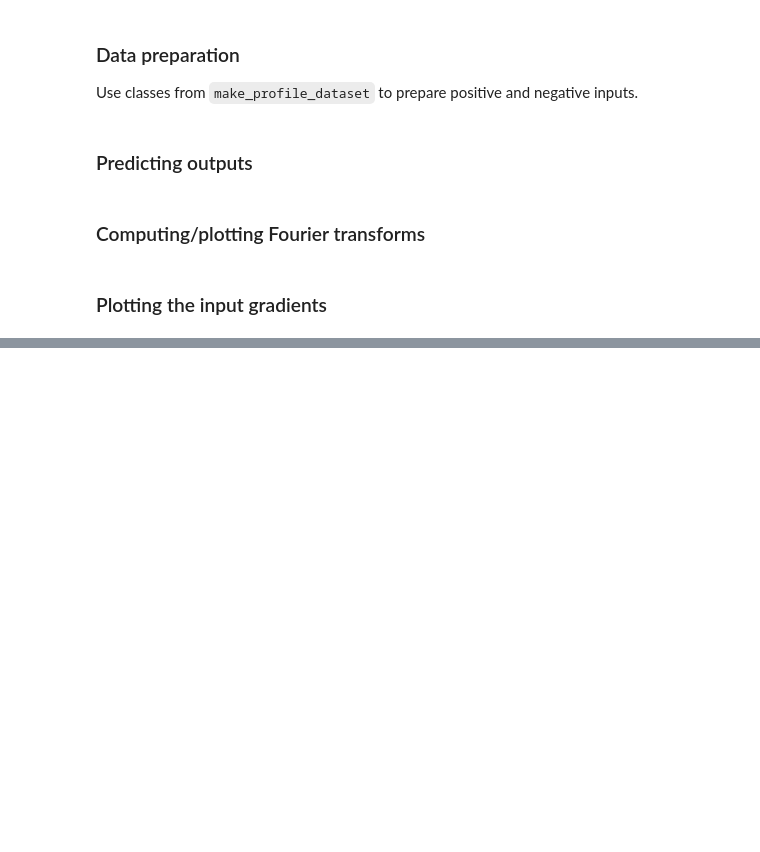
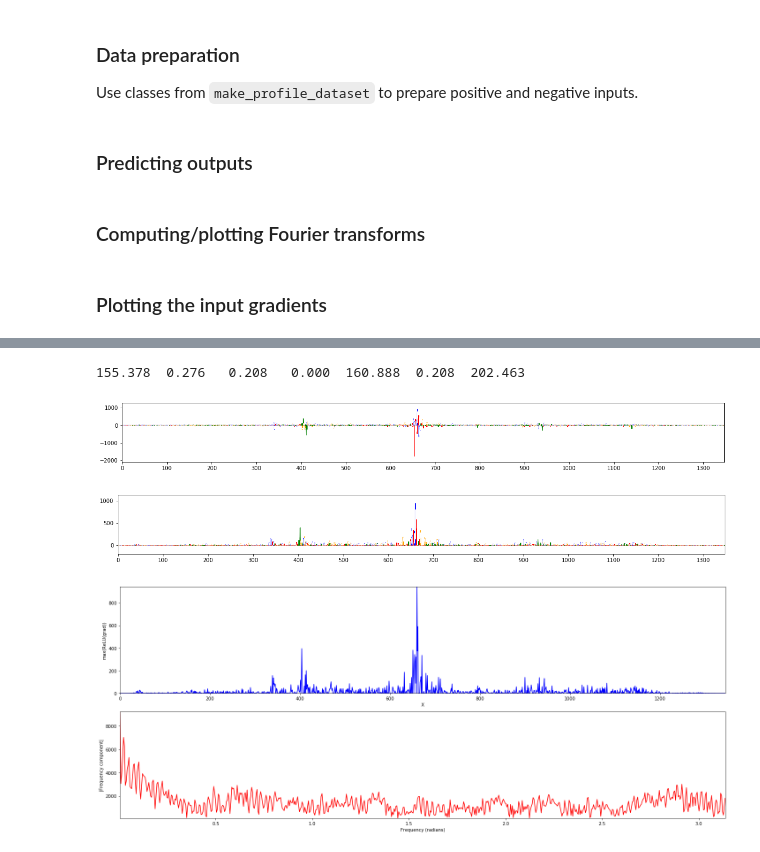
Before and after one commit to amtseng/fourier_attribution_priors, a Jupyter notebook: notebooks/input_gradients.ipynb, the cells around one changed output, grey strips where cells are left out. Drawn from its saved outputs; the diff is of its cells as text; code cells hidden in the pictures; blank space fills up the shorter version.

```diff
--- a/notebooks/input_gradients.ipynb
+++ b/notebooks/input_gradients.ipynb
@@ -201,3 +199,9 @@ print(np.sum(input_grads[0] * input_seqs[0]))
 # %%
-log_pred_profs, log_pred_counts, true_profs, true_counts, input_grads = predict_coords([("chr1", 19390708, 19391708)] * 1)
-plot_grad_and_fft(input_grads[0])
+log_pred_profs, log_pred_counts, true_profs, true_counts, input_seqs, input_grads = \
+    predict_coords([("chr1", 19390708, 19391708)] * 50)
+plot_grad_and_fft(input_grads[0] * input_seqs[0])
+# %% [output]
+155.378  0.276   0.208   0.000  160.888  0.208  202.463
+[figure, added]
+[figure, added]
+[figure, added]
```
Also changed, not shown: parts of 15 cells of this notebook, 3 other files.
